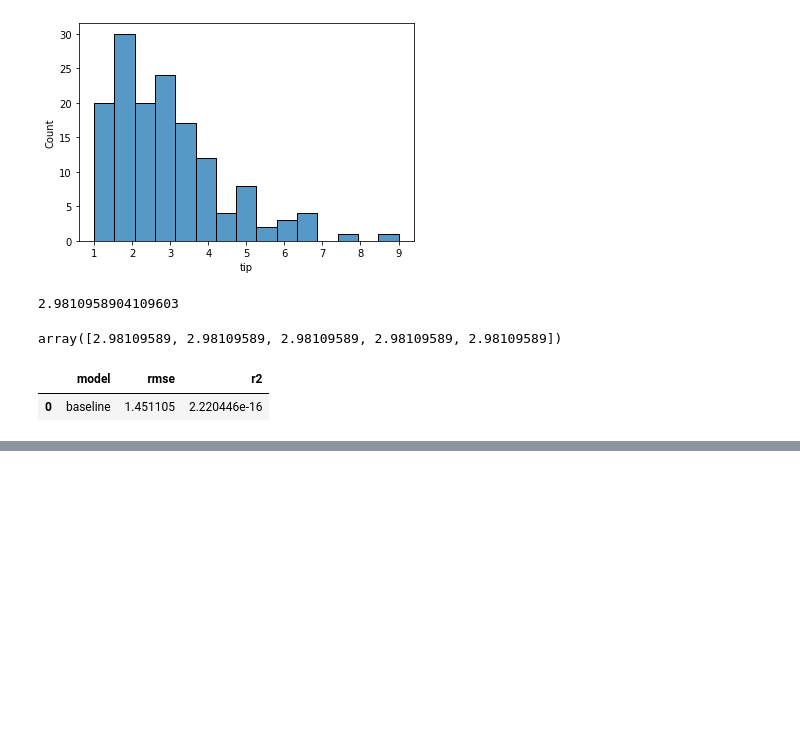
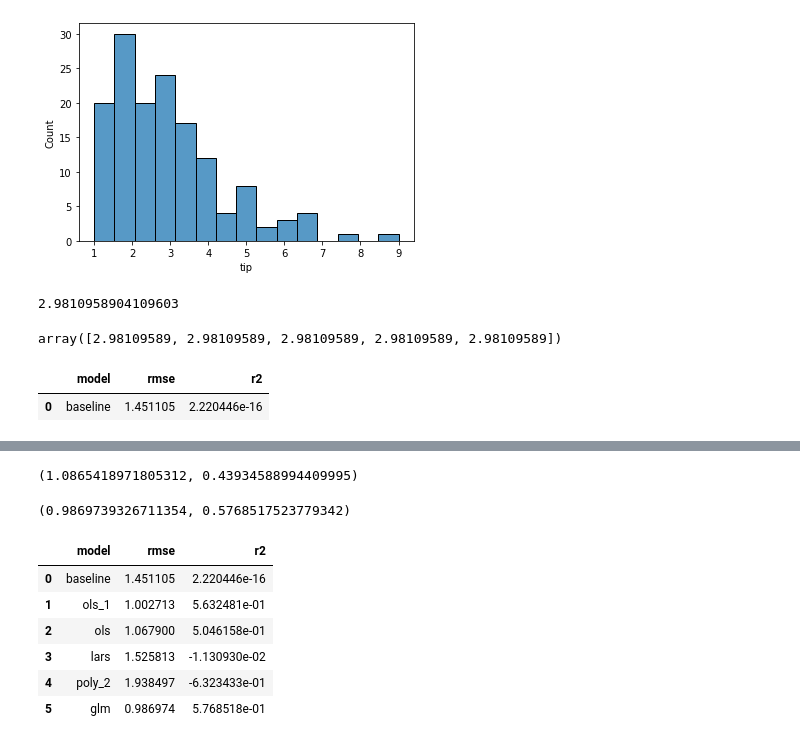
Before and after one commit to OKPTaylor/regression-exercises, a Jupyter notebook: modeling.ipynb, the cells around one changed output, grey strips where cells are left out. Drawn from its saved outputs; the diff is of its cells as text; code cells hidden in the pictures; blank space fills up the shorter version.

```diff
--- a/modeling.ipynb
+++ b/modeling.ipynb
@@ -138,0 +333,4 @@ AttributeError: 'RFE' object has no attribute 'get_feature_names_out'
+# %%
+#validate
+rmse, r2 = metrics_reg(y_validate, pred_val_pr)
+rmse, r2
@@ -138,0 +339,4 @@ AttributeError: 'RFE' object has no attribute 'get_feature_names_out'
+# %%
+#add to my metrics df
+metrics_df.loc[4] = ['poly_2', rmse, r2]
+metrics_df
@@ -138,0 +362,22 @@ AttributeError: 'RFE' object has no attribute 'get_feature_names_out'
+# %%
+#train
+metrics_reg(y_train, pred_glm)
+# %% [output]
+(1.0865418971805312, 0.43934588994409995)
+# %%
+#validate
+rmse, r2 = metrics_reg(y_validate, pred_val_glm)
+rmse, r2
+# %% [output]
+(0.9869739326711354, 0.5768517523779342)
+# %%
+metrics_df.loc[5] = ['glm',rmse,r2]
+metrics_df
+# %% [output]
+|  | model | rmse | r2 |
+| 0 | baseline | 1.451105 | 2.220446e-16 |
+| 1 | ols_1 | 1.002713 | 5.632481e-01 |
+| 2 | ols | 1.067900 | 5.046158e-01 |
+| 3 | lars | 1.525813 | -1.130930e-02 |
+| 4 | poly_2 | 1.938497 | -6.323433e-01 |
+| 5 | glm | 0.986974 | 5.768518e-01 |
```
Also changed, not shown: parts of 42 cells of this notebook.
